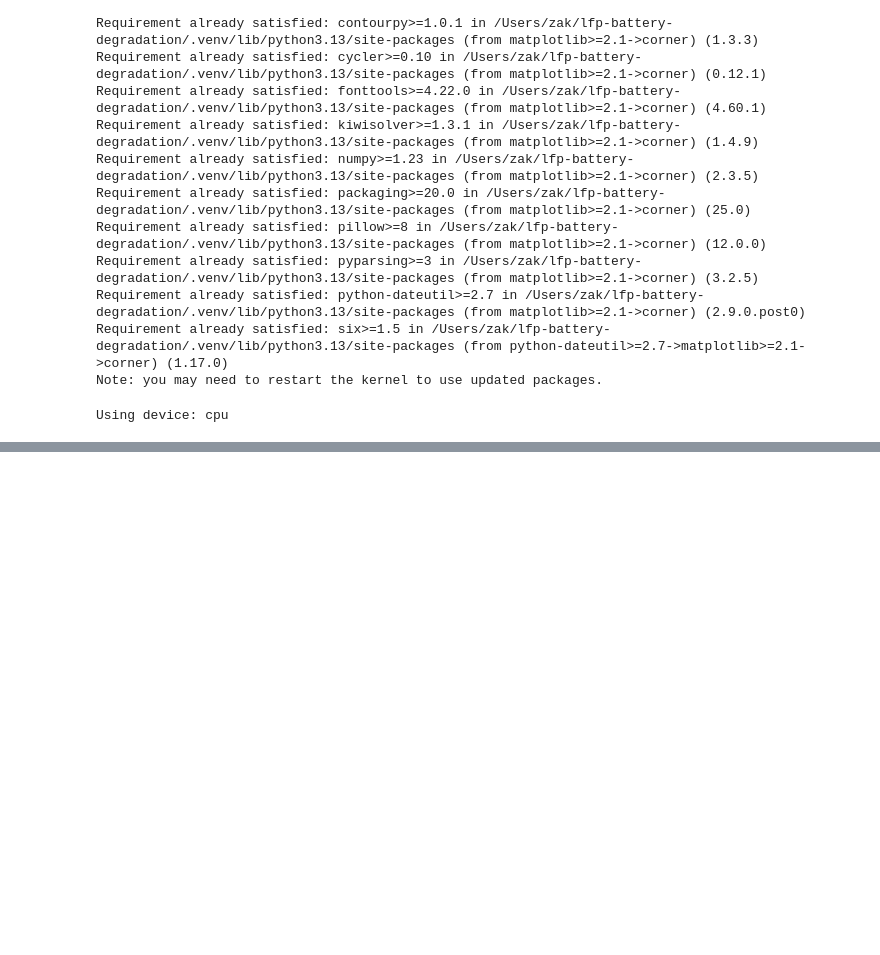
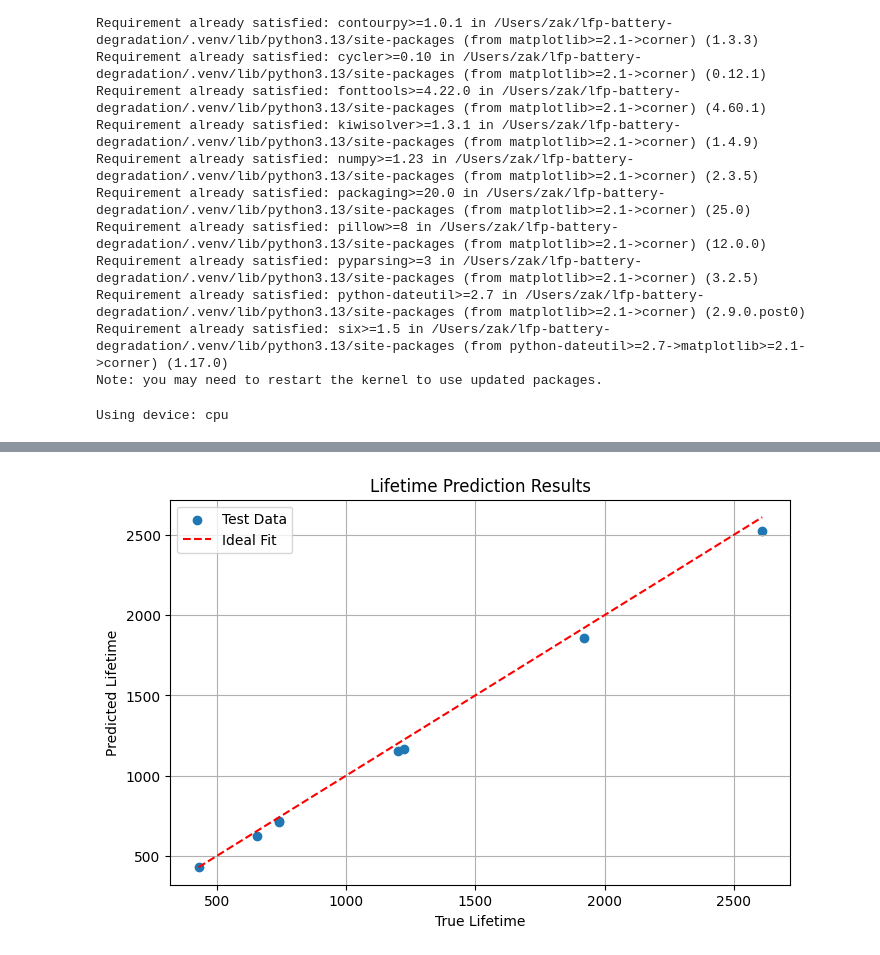
Before and after one commit to ZakAlreich/lfp-battery-degradation, a Jupyter notebook: notebooks/Elektro_motor_degradation.ipynb, the cells around one changed output, grey strips where cells are left out. Cells and saved outputs as stored; diff of their text form; code cells hidden in the pictures; blank space fills up the shorter version.

```diff
--- a/notebooks/Elektro_motor_degradation.ipynb
+++ b/notebooks/Elektro_motor_degradation.ipynb
@@ -496,0 +672,16 @@ Accepted 6400 samples, K = 546.0 ± 6.3, n = 0.04689 ± 0.05010
+# %%
+# Testdaten: Gestreuete Kurven
+test_data = []
+for p in real_points:
+    K_true = np.random.normal(p[4], 30)
+    n_true = np.random.normal(p[5], 0.008)
+    K_true = max(K_true, 400)
+    n_true = max(n_true, 0.005)
+    lifetime = p[6]  # Echte Lifetime beibehalten
+    t_full, PDIV_full = generate_ipm_curve(K_true, n_true, lifetime, noise_std=5)
+    test_data.append({
+        "point": p[0], "K_true": K_true, "n_true": n_true,
+        "lifetime": lifetime, "t": t_full, "PDIV": PDIV_full
+    })
+
+print(f"Test data: {len(test_data)} realistische Punkte")
@@ -496,0 +774,63 @@ Accepted 6400 samples, K = 546.0 ± 6.3, n = 0.04689 ± 0.05010
+# %%
+def mean_absolute_percentage_error(y_true, y_pred):
+    y_true, y_pred = np.array(y_true), np.array(y_pred)
+    return np.mean(np.abs((y_true - y_pred) / y_true)) * 100
+# %%
+model = ResNetCNN().to(device)
+opt = optim.Adam(model.parameters(), lr=0.0015, weight_decay=1e-5)
+criterion = nn.MSELoss()
+loader = DataLoader(TensorDataset(torch.FloatTensor(X_train_norm), torch.FloatTensor(y_train_norm)),
+                    batch_size=32, shuffle=True)
+
+best_loss = float("inf")
+best_model_state = None
+for epoch in range(70):
+    epoch_loss = 0.0
+    for xb, yb in loader:
+        xb, yb = xb.to(device), yb.to(device)
+        loss = criterion(model(xb), yb)
+        opt.zero_grad()
+        loss.backward()
+        opt.step()
+        epoch_loss += loss.item()
+    epoch_loss /= len(loader)
+    if epoch_loss < best_loss:
+        best_loss = epoch_loss
+        best_model_state = model.state_dict().copy()
+
+    #if epoch % 10 == 0:
+    print(f"Epoch: {epoch:3d}, Loss: {epoch_loss:.6f}")
+
+model.load_state_dict(best_model_state)
+print("Training finished.")
+
+# Evaluation
+model.eval()
+with torch.no_grad():
+    pred_norm = model(torch.FloatTensor(X_test_norm).to(device)).cpu().numpy()
+    pred_life = pred_norm * y_std + y_mean
+
+mae = mean_absolute_error(y_test, pred_life)
+rmse = np.sqrt(mean_squared_error(y_test, pred_life))
+mape = mean_absolute_percentage_error(y_test, pred_life)
+r2 = r2_score(y_test, pred_life)
+std_dev_prediction_error = np.std(y_test - pred_life)  # Für Bayesian Prior v0
+
+print("Lifetime Prediction Performance (Test Set) ")
+print(f"MAE: {mae:.3f} hours")
+print(f"RMSE: {rmse:.3f} hours")
+print(f"MAPE: {mape:.3f} %")
+print(f"R²: {r2:.4f}")
+print(f"Std Dev of Errors: {std_dev_prediction_error:.2f} (used for Bayesian prior 'v0')")
+
+
+plt.figure(figsize=(8, 5))
+plt.scatter(y_test, pred_life, label='Test Data')
+plt.plot([min(y_test), max(y_test)], [min(y_test), max(y_test)], 'r--', label='Ideal Fit')
+plt.title("Lifetime Prediction Results")
+plt.xlabel("True Lifetime")
+plt.ylabel("Predicted Lifetime")
+plt.legend()
+plt.grid(True)
+plt.show()
+# %% [output]
@@ -496,0 +854 @@ Accepted 6400 samples, K = 546.0 ± 6.3, n = 0.04689 ± 0.05010
+[figure, added]
```
Also changed, not shown: parts of 19 cells of this notebook.
